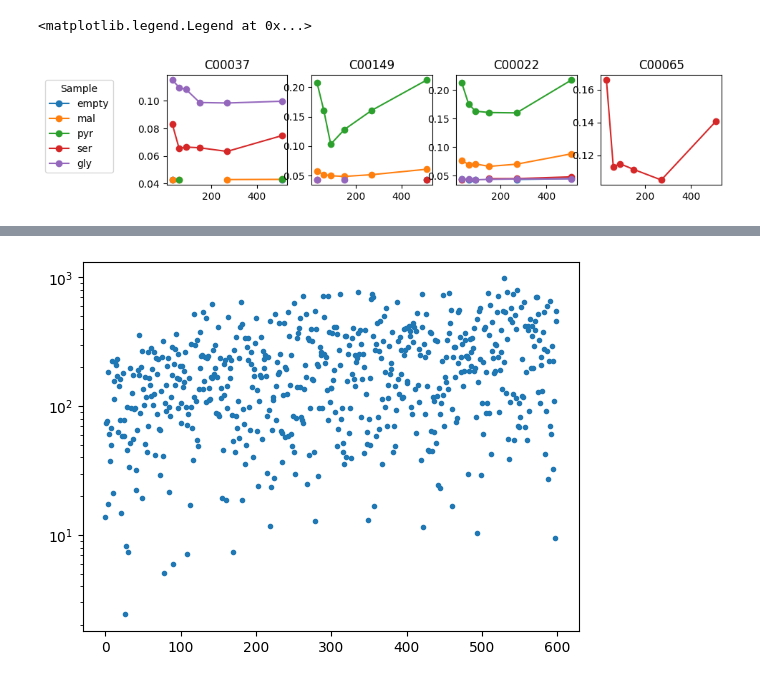
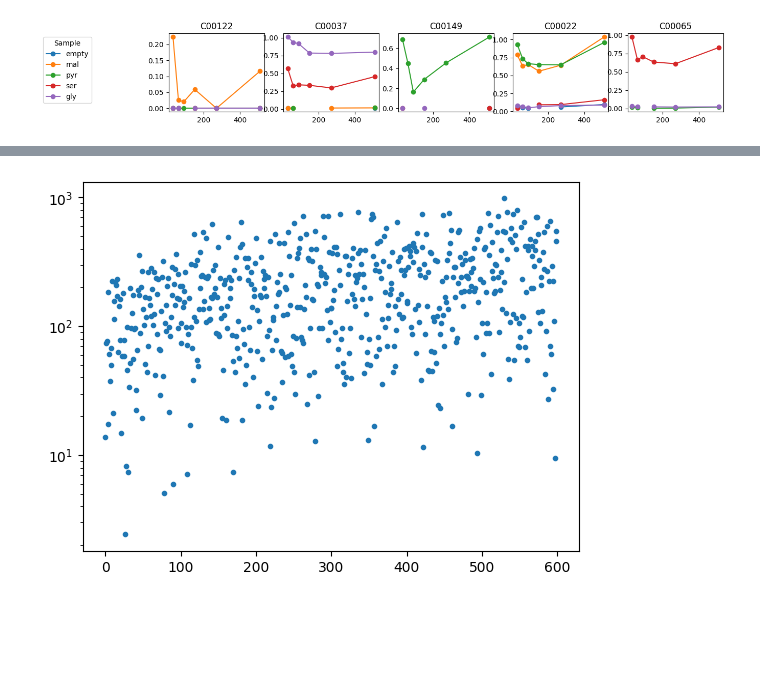
Before and after one commit to carothersresearch/ECFERS, a Jupyter notebook: run_fit_data.ipynb, the cells around one changed output, grey strips where cells are left out. Saved outputs shown, nothing was run; the diff lists cells and outputs as text; code cells hidden in the pictures; blank space fills up the shorter version.

```diff
--- a/run_fit_data.ipynb
+++ b/run_fit_data.ipynb
@@ -9,25 +9,51 @@ import pandas as pd
 import pickle
 # %%
 # load SBML model
-modelfile = os.getcwd()+'/models/240226MC_FULL.sbml'
+modelfile = os.getcwd()+'/models/240621_VN_Metabolism_Gly_BIOSYN.sbml'
 r = te.loadSBMLModel(modelfile)
-# %%
-# get data and metadata for experiment
-with open('data/230623_Kinetics_DA/simulation_ready.pkl', 'rb') as f:
-    simulation_ready = pickle.load(f)
-    init_concentrations = simulation_ready['init_concentrations']
-    metadata = simulation_ready['metadata']
-    measurements = simulation_ready['measurements']
-# %%
-plt.figure(figsize=(10,2))
-for s in metadata['sample_labels']:
-    metadata['timepoints'][s] = metadata['timepoints'][s] + 30*60
-    for i,m in enumerate(metadata['measurement_labels']):
-        measurements[s][:,i] = measurements[s][:,i]#*1000*3.6
-        plt.subplot(1,4,i+1)
-        plt.plot(metadata['timepoints'][s]/60, measurements[s][:,i],'-o')
-        plt.title(m)
-plt.legend(metadata['sample_labels'],bbox_to_anchor=(-4.65, 1), loc='upper left', title='Sample')
-# %% [output]
-<matplotlib.legend.Legend at 0x...>
-[figure, removed]
+# %%
+# get data and metadata for experiment
+with open('data/230623_Kinetics_DA/simulation_ready.pkl', 'rb') as f:
+    simulation_ready = pickle.load(f)
+    init_concentrations_230623 = {k:v/1000 for k,v in simulation_ready['init_concentrations'].items()}
+    metadata_230623 = simulation_ready['metadata']
+    measurements_230623 = simulation_ready['measurements']
+
+
+labels = {'Mdh':'EC11137','Pyc':'EC6411', 'Fdh':'EC11719','EC117984':'EC11719','':'C00058','C00158_hct':'C00158HCT'}
+init_concentrations_230623 = {k0:{k: 0 if ('EC' in k and np.isnan(v)) else v for k,v in v0.items()} for k0, v0 in init_concentrations_230623.items()}
+
+# preprocessing
+
+metadata_230623['measurement_labels'] = metadata_230623['measurement_labels'][1:]
+measurements_230623 = {k:v[:,1:] for k,v in measurements_230623.items()}
+
+measurements_230623['mal'][:,2] = np.full(len(metadata_230623['timepoints']['mal']),np.nan)
+measurements_230623['pyr'][:,3] = measurements_230623['pyr'][:,3]/4
+
+# thinking zeros may be driving the error up
+for k,v in measurements_230623.items():
+    v[v < 10E-4] = 10E-5
+    measurements_230623[k] = v
+
+
+fudge_factors_230623 = {k:v for k,v in zip(metadata_230623['measurement_labels'],[1,0.1,2.2,1,1])} # to mM in figure
+plt.figure(figsize=(14,2))
+for s in metadata_230623['sample_labels']:
+    metadata_230623['timepoints'][s] = metadata_230623['timepoints'][s] + 30*60
+    for i,m in enumerate(metadata_230623['measurement_labels']):
+        measurements_230623[s][:,i] = measurements_230623[s][:,i]*fudge_factors_230623[m]
+        plt.subplot(1,len(metadata_230623['measurement_labels']),i+1)
+        plt.plot(metadata_230623['timepoints'][s]/60, measurements_230623[s][:,i],'-o')
+        plt.title(m)
+plt.legend(metadata_230623['sample_labels'],bbox_to_anchor=(-6.15, 1), loc='upper left', title='Sample')
+
+# define variables that don't change during fitting, but could be different across samples
+# (dilution factor, biosynthesis metabolites, which enzymes are present)
+variables_230623 = {}
+for s in metadata_230623['sample_labels']:
+    variables_230623[s] = {'dilution_factor':1/metadata_230623['dilution_factor'][s]}
+    variables_230623[s] = {**variables_230623[s] , **{p:1 for p in r.getGlobalParameterIds() if 'p_EC' in p}}
+    variables_230623[s] = {**variables_230623[s] , **init_concentrations_230623[s]}
+# %% [output]
+[figure, added]
```
Also changed, not shown: parts of 24 cells of this notebook, 8 other files.
